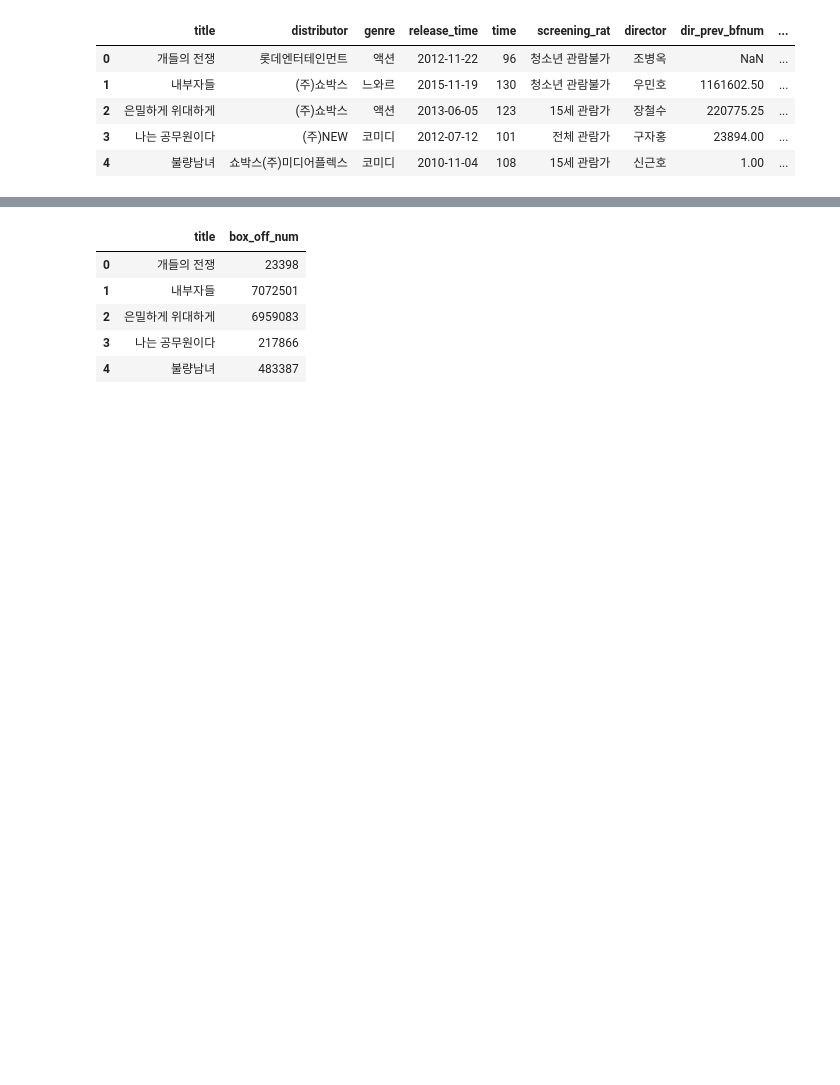
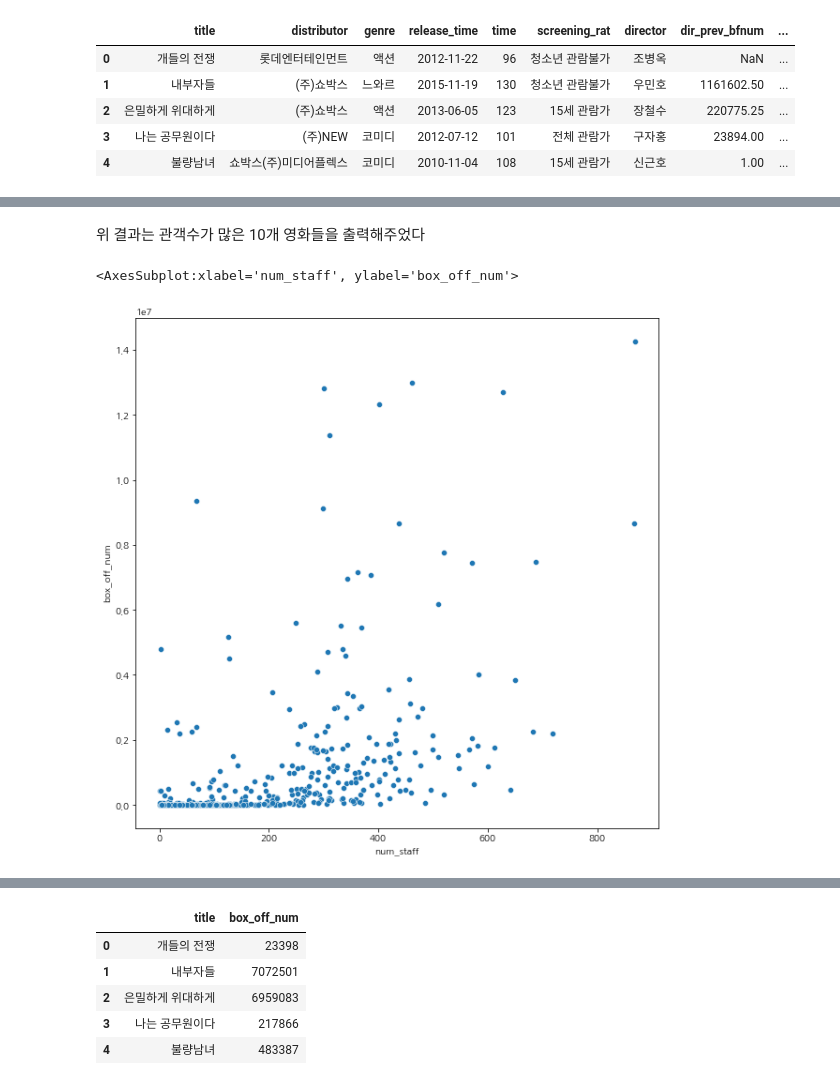
Before and after one commit to choiuikang/contest, a Jupyter notebook: dacon/The_number_of_movie_viewers.ipynb, the cells around one changed output, grey strips where cells are left out. Saved outputs shown, nothing was run; the diff lists cells and outputs as text; code cells hidden in the pictures; blank space fills up the shorter version.

```diff
--- a/dacon/The_number_of_movie_viewers.ipynb
+++ b/dacon/The_number_of_movie_viewers.ipynb
@@ -64,0 +82,8 @@ train.sort_values(ascending = False,by = 'box_off_num').head(20)
+# %% [markdown]
+위 결과는 관객수가 많은 10개 영화들을 출력해주었다
+# %%
+plt.figure(figsize=[10,10])
+sns.scatterplot(data=train, x='num_staff', y = 'box_off_num')
+# %% [output]
+<AxesSubplot:xlabel='num_staff', ylabel='box_off_num'>
+[figure, added]
```
Also changed, not shown: parts of 20 cells of this notebook.
